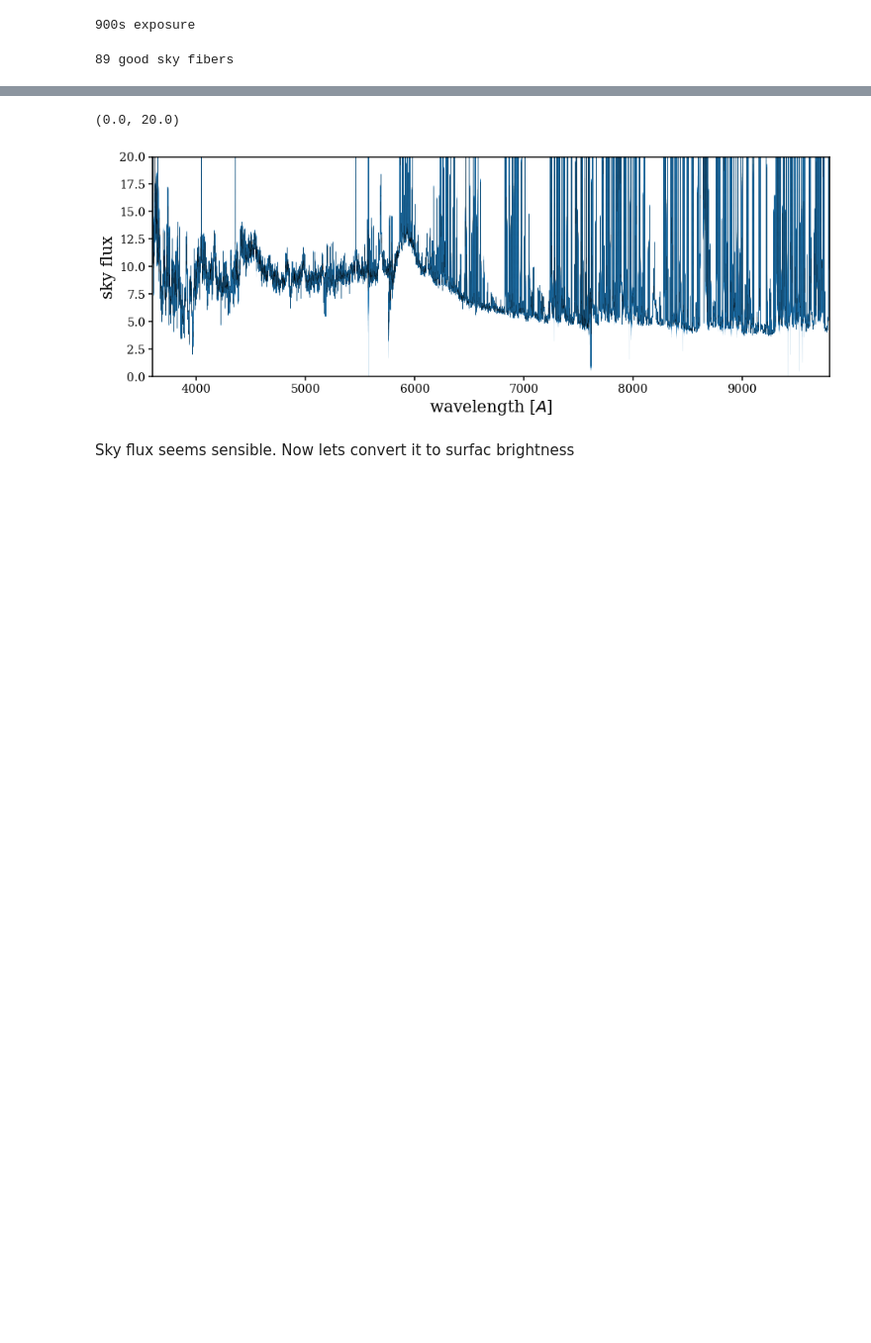
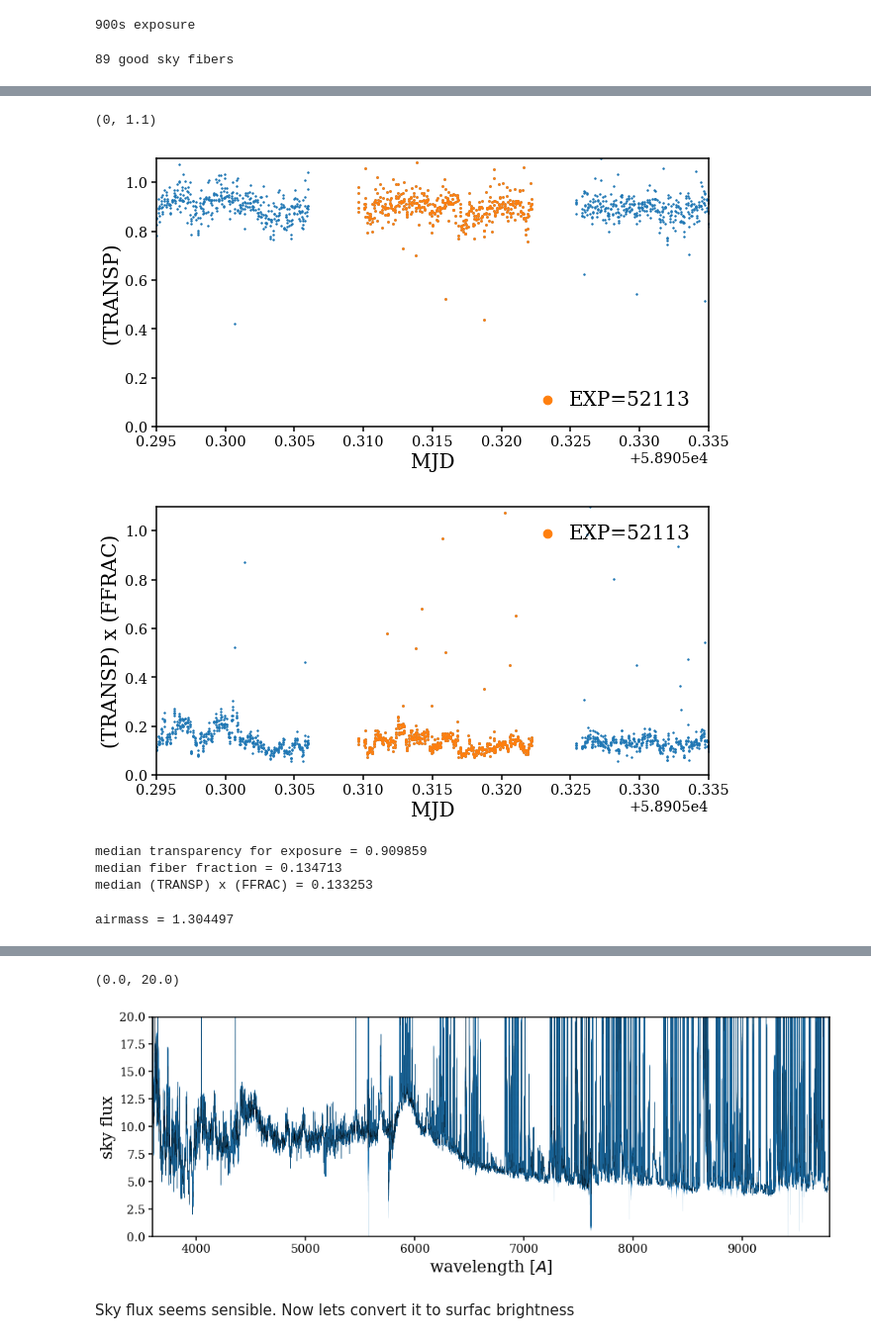
Before and after one commit to desi-bgs/feasiBGS, a Jupyter notebook: notebook/cmx/validate_specsim.ipynb, the cells around one changed output, grey strips where cells are left out. Shown at 99% size. Cells and saved outputs as stored; diff of their text form; code cells hidden in the pictures; blank space fills up the shorter version.

```diff
--- a/notebook/cmx/validate_specsim.ipynb
+++ b/notebook/cmx/validate_specsim.ipynb
@@ -84,0 +93,54 @@ David Kirkby said this overestimates the sky brightness because it includes fibe
+# %%
+# read GFA data
+fgfa = os.path.join('/global/cfs/cdirs/desi/users/ameisner/GFA/conditions', 'offline_all_guide_ccds_thru_20200315.fits')
+gfa = fitsio.read(fgfa)
+# %%
+isexp = (gfa['EXPID'] == 52113)
+nearexp = (gfa['MJD'] > 58900) & (gfa['MJD'] < 58910)
+# %%
+fig = plt.figure(figsize=(10,5))
+sub = fig.add_subplot(111)
+
+sub.scatter(gfa['MJD'][nearexp], gfa['TRANSPARENCY'][nearexp], s=2)
+sub.scatter(gfa['MJD'][isexp], gfa['TRANSPARENCY'][isexp], s=3, label='EXP=52113')
+
+sub.legend(loc='lower right', fontsize=20, markerscale=5, handletextpad=0.1)
+sub.set_xlabel('MJD', fontsize=20)
+sub.set_xlim(58905.295, 58905.335)
+
+sub.set_ylabel('(TRANSP)', fontsize=20)
+sub.set_ylim(0, 1.1)
+
+fig = plt.figure(figsize=(10,5))
+sub = fig.add_subplot(111)
+
+sub.scatter(gfa['MJD'][nearexp], gfa['TRANSPARENCY'][nearexp] * gfa['FIBER_FRACFLUX'][nearexp], s=2)
+sub.scatter(gfa['MJD'][isexp], gfa['TRANSPARENCY'][isexp] * gfa['FIBER_FRACFLUX'][isexp], s=3, label='EXP=52113')
+
+sub.legend(loc='upper right', fontsize=20, markerscale=5, handletextpad=0.1)
+sub.set_xlabel('MJD', fontsize=20)
+sub.set_xlim(58905.295, 58905.335)
+
+sub.set_ylabel('(TRANSP) x (FFRAC)', fontsize=20)
+sub.set_ylim(0, 1.1)
+# %% [output]
+(0, 1.1)
+[figure, added]
+[figure, added]
+# %%
+transp = gfa['TRANSPARENCY'][isexp]
+print('median transparency for exposure = %f' % np.median(transp[~np.isnan(transp)]))
+
+ffrac = gfa['FIBER_FRACFLUX'][isexp]
+print('median fiber fraction = %f' % np.median(ffrac[~np.isnan(ffrac)]))
+
+fibloss = transp * ffrac
+print('median (TRANSP) x (FFRAC) = %f' % np.median(fibloss[~np.isnan(fibloss)]))
+# %% [output]
+median transparency for exposure = 0.909859
+median fiber fraction = 0.134713
+median (TRANSP) x (FFRAC) = 0.133253
+# %%
+print('airmass = %f' % np.median(gfa['AIRMASS'][isexp]))
+# %% [output]
+airmass = 1.304497
```
Also changed, not shown: parts of 22 cells of this notebook, 1 other file.
